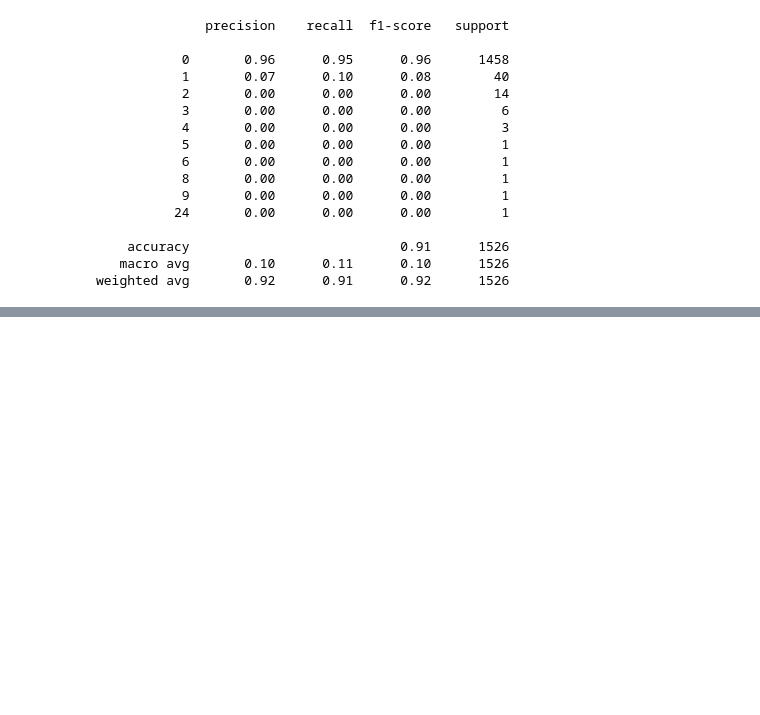
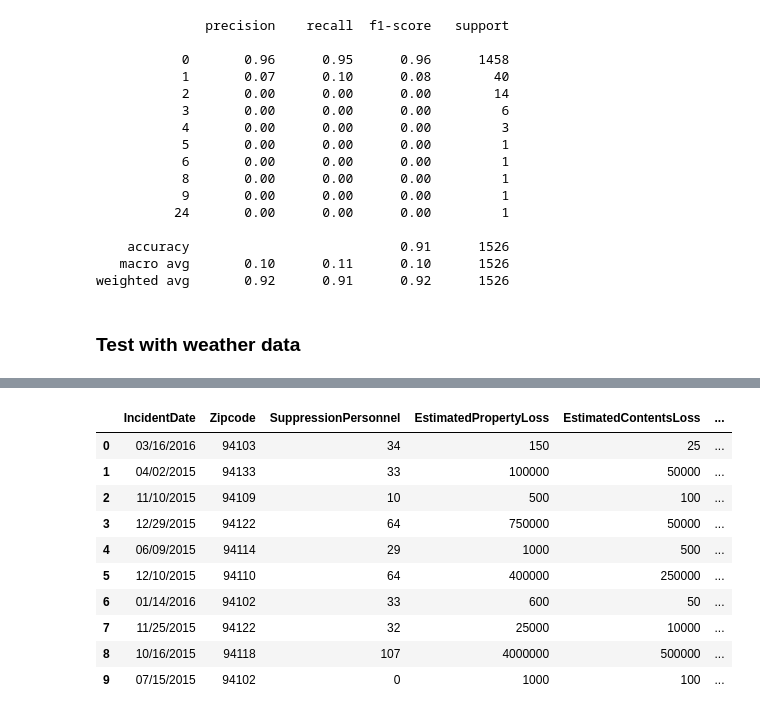
Before and after one commit to nkinesis/soen471-project, a Jupyter notebook: class-20230201/DT_SF.ipynb, the cells around one changed output, grey strips where cells are left out. Drawn from its saved outputs; the diff is of its cells as text; code cells hidden in the pictures; blank space fills up the shorter version.

```diff
--- a/class-20230201/DT_SF.ipynb
+++ b/class-20230201/DT_SF.ipynb
@@ -93,3 +93,60 @@ print(classification_report(Y_test, y_pred))
     accuracy                           0.91      1526
    macro avg       0.10      0.11      0.10      1526
 weighted avg       0.92      0.91      0.92      1526
+# %% [markdown]
+### Test with weather data
+# %%
+#re-create dataset
+usedcols = ['IncidentDate', 'Zipcode', 'EstimatedPropertyLoss', 'EstimatedContentsLoss',
+     'SuppressionPersonnel', 'CivilianFatalities', 'CivilianInjuries', 'IgnitionCause',
+     'AreaofFireOrigin', 'PropertyUse', 'StructureStatus', 'DetectorsPresent']
+df = pd.read_csv('sf_fire_only_incidents.csv', usecols=usedcols)
+
+
+# filter: only rows with some EstimatedPropertyLoss
+df2 = df[(df['EstimatedPropertyLoss'].notna()) & (df['EstimatedContentsLoss'].notna())]
+# filter: remove row if there is nan in any other column
+df3 = df2.dropna()
+
+# convert: Zipcode to integer (it makes no sense for it to be float)
+df3['Zipcode'] = df3['Zipcode'].astype('int64')
+
+# convert: EstimatedPropertyLoss and EstimatedContentsLoss to integer (it makes no sense for it to be float)
+df3['EstimatedPropertyLoss'] = df3['EstimatedPropertyLoss'].astype('int64')
+df3['EstimatedContentsLoss'] = df3['EstimatedContentsLoss'].astype('int64')
+
+# convert: PropertyUse to categorical (integers)
+df3['PropertyUse'] = pd.factorize(df3['PropertyUse'])[0]
+
+
+# filter: remove 'AreaofFireOrigin': -, 0
+df4 = df3[(df3['AreaofFireOrigin'] != '0 -')
+          & (df3['AreaofFireOrigin'] != '-')]
+
+# convert: AreaofFireOrigin to categorical (integers)
+df4['AreaofFireOrigin'] = pd.factorize(df4['AreaofFireOrigin'])[0]
+
+# filter: remove 'IgnitionCause': -
+df5 = df4[(df4['IgnitionCause'] != '-')]
+
+# convert: IgnitionCause to categorical (integers)
+df5['IgnitionCause'] = pd.factorize(df5['IgnitionCause'])[0]
+
+# filter: remove 'StructureStatus': -
+df6 = df5[(df5['StructureStatus'] != '-')]
+
+# convert: StructureStatus to categorical (integers)
+df6['StructureStatus'] = pd.factorize(df6['StructureStatus'])[0]
+
+# transform: it's either 0 = not present or 1 = present
+df6['DetectorsPresent'] = df6['DetectorsPresent'].replace(to_replace='1 -present', value='1')
+df6['DetectorsPresent'] = df6['DetectorsPresent'].replace(to_replace='1 present', value='1')
+df6['DetectorsPresent'] = df6['DetectorsPresent'].replace(to_replace='n -not present', value='0')
+df6['DetectorsPresent'] = df6['DetectorsPresent'].replace(to_replace='u -undetermined', value='0')
+df6['DetectorsPresent'] = df6['DetectorsPresent'].replace(to_replace='n none present', value='0')
+df6['DetectorsPresent'] = df6['DetectorsPresent'].replace(to_replace='u undetermined', value='0')
+
+df6['DetectorsPresent'] = pd.factorize(df6['DetectorsPresent'])[0]
+
+df6[0:10]
+# %% [output]
@@ -95,0 +170,11 @@ weighted avg       0.92      0.91      0.92      1526
+|  | IncidentDate | Zipcode | SuppressionPersonnel | EstimatedPropertyLoss | EstimatedContentsLoss | ... |
+| 0 | 03/16/2016 | 94103 | 34 | 150 | 25 | ... |
+| 1 | 04/02/2015 | 94133 | 33 | 100000 | 50000 | ... |
+| 2 | 11/10/2015 | 94109 | 10 | 500 | 100 | ... |
+| 3 | 12/29/2015 | 94122 | 64 | 750000 | 50000 | ... |
+| 4 | 06/09/2015 | 94114 | 29 | 1000 | 500 | ... |
+| 5 | 12/10/2015 | 94110 | 64 | 400000 | 250000 | ... |
+| 6 | 01/14/2016 | 94102 | 33 | 600 | 50 | ... |
+| 7 | 11/25/2015 | 94122 | 32 | 25000 | 10000 | ... |
+| 8 | 10/16/2015 | 94118 | 107 | 4000000 | 500000 | ... |
+| 9 | 07/15/2015 | 94102 | 0 | 1000 | 100 | ... |
```
Also changed, not shown: parts of 2 cells of this notebook, 3 other files.
